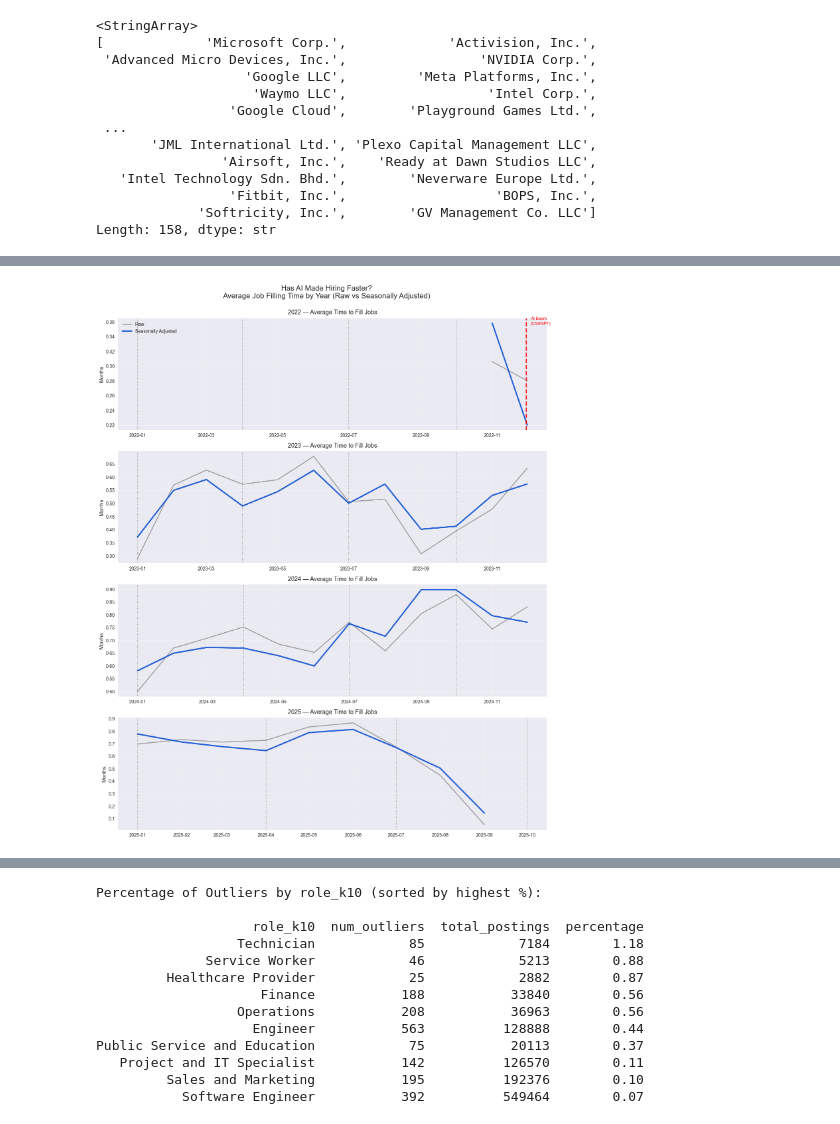
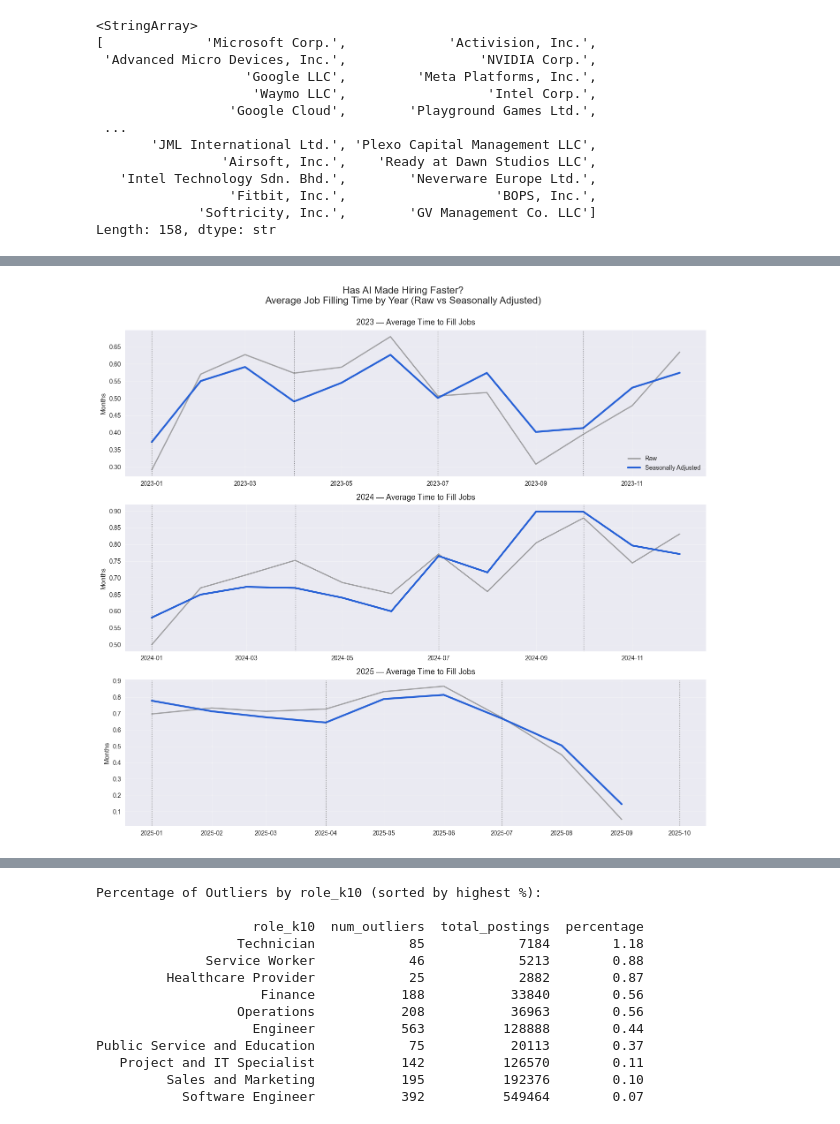
Before and after one commit to Summer99D/H1B_Newsletter, a Jupyter notebook: second.ipynb, the cells around one changed output, grey strips where cells are left out. Cells and saved outputs as stored; diff of their text form; code cells hidden in the pictures.

```diff
--- a/second.ipynb
+++ b/second.ipynb
@@ -173,6 +180,6 @@ monthly['Filling_time_seasonally_adjusted'] = monthly['Filling_time_avg'] - deco
 # %%
 # ================== Plot with Unified Quarters ==================
-years = [2022, 2023, 2024, 2025]   # you can change this list
+years = [2023, 2024, 2025]
 fig, axes = plt.subplots(len(years), 1, figsize=(14, 4.2 * len(years)), sharey=False)
 
 for i, year in enumerate(years):
@@ -187,34 +194,34 @@ for i, year in enumerate(years):
     ax.plot(year_data.index, year_data['Filling_time_seasonally_adjusted'],
             label='Seasonally Adjusted', linewidth=3, color="#2761d6")
 
     # === Unified Quarter Lines (always Jan, Apr, Jul, Oct) ===
     for q in [1, 4, 7, 10]:   # start of each quarter
         q_date = pd.Timestamp(f"{year}-{q:02d}-01")
         ax.axvline(x=q_date, color='black', linestyle=':', alpha=0.5, linewidth=1)
 
     # Title and labels
     ax.set_title(f"{year} — Average Time to Fill Jobs", fontsize=13, pad=8)
     ax.set_ylabel("Months")
     ax.grid(True, alpha=0.3)
     if i == 0:
         ax.legend()
 
     # Highlight AI Boom in 2022
     if year == 2022:
         ai_date = datetime.datetime(2022, 11, 30)
         ax.axvline(x=ai_date, color='red', linestyle='--', linewidth=2.5, alpha=0.85)
         ax.annotate('AI Boom\n(ChatGPT)', xy=(ai_date, 0.35),
                     xytext=(10, 10), textcoords='offset points',
                     fontsize=9, color='red')
 
 # Overall title
 fig.suptitle("Has AI Made Hiring Faster?\nAverage Job Filling Time by Year (Raw vs Seasonally Adjusted)",
              fontsize=16, y=1)
 
 plt.tight_layout()
 plt.show()
 # %% [output]
-[figure, old version]
+[figure, new version]
 # %%
 # Monthly per-role data
 monthly_role = df_clean.groupby(['Month', 'role_k10']).agg(
```
Also changed, not shown: parts of 26 cells of this notebook, 8 other files.
